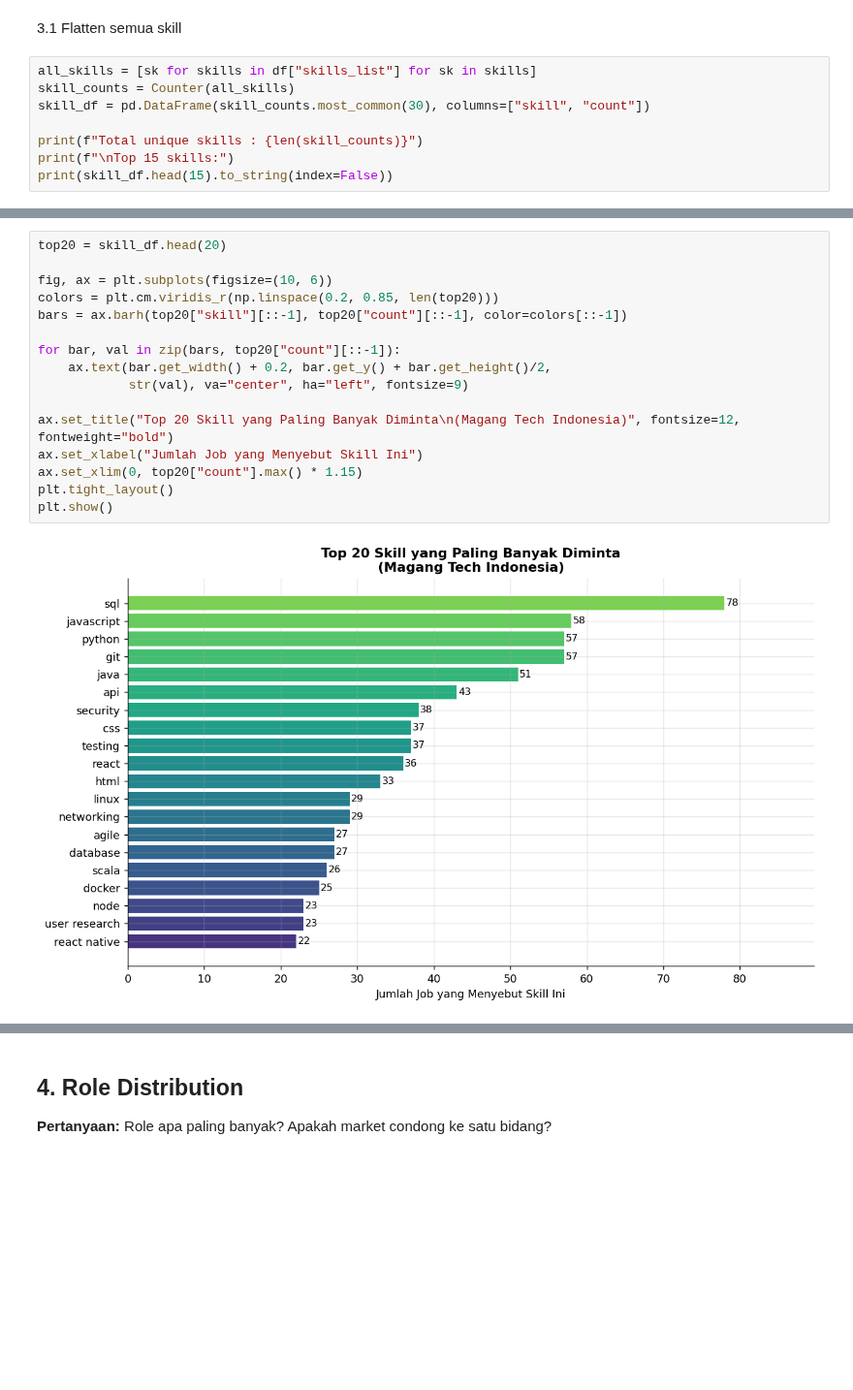
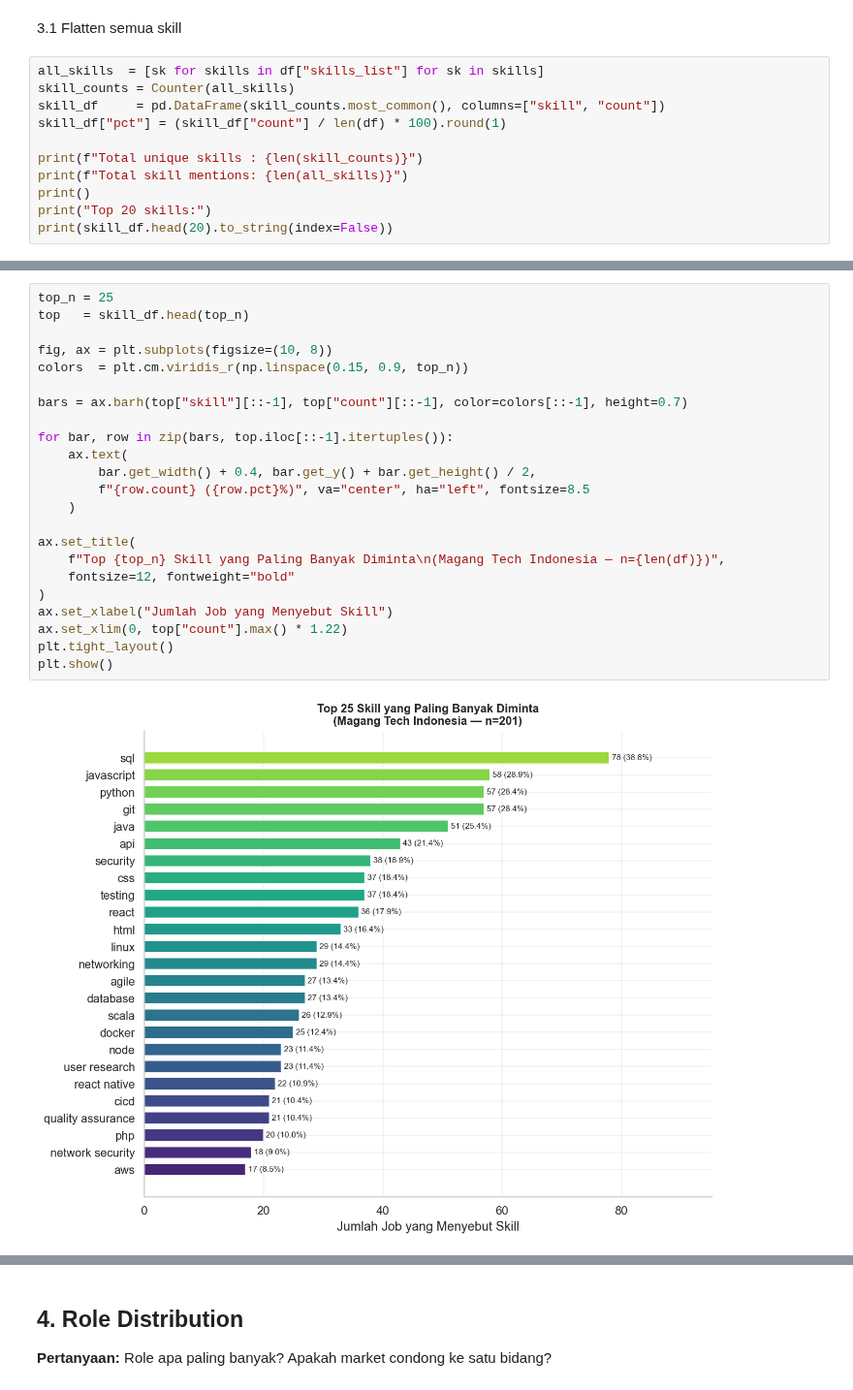
Before and after one commit to ROYALXYZ/magang-in, a Jupyter notebook: local/Local_EDA.ipynb, the cells around one changed output, grey strips where cells are left out. Shown at 97% size. Saved outputs shown, nothing was run; the diff lists cells and outputs as text; blank space fills up the shorter version.

```diff
--- a/local/Local_EDA.ipynb
+++ b/local/Local_EDA.ipynb
@@ -162,12 +166,15 @@ plt.show()
 # %% [markdown]
 3.1 Flatten semua skill
 # %%
-all_skills = [sk for skills in df["skills_list"] for sk in skills]
+all_skills  = [sk for skills in df["skills_list"] for sk in skills]
 skill_counts = Counter(all_skills)
-skill_df = pd.DataFrame(skill_counts.most_common(30), columns=["skill", "count"])
+skill_df     = pd.DataFrame(skill_counts.most_common(), columns=["skill", "count"])
+skill_df["pct"] = (skill_df["count"] / len(df) * 100).round(1)
 
 print(f"Total unique skills : {len(skill_counts)}")
-print(f"\nTop 15 skills:")
-print(skill_df.head(15).to_string(index=False))
+print(f"Total skill mentions: {len(all_skills)}")
+print()
+print("Top 20 skills:")
+print(skill_df.head(20).to_string(index=False))
 # %% [output]
 Total unique skills : 78
@@ -194,19 +199,26 @@ networking     29
 # %%
-top20 = skill_df.head(20)
+top_n = 25
+top   = skill_df.head(top_n)
 
-fig, ax = plt.subplots(figsize=(10, 6))
-colors = plt.cm.viridis_r(np.linspace(0.2, 0.85, len(top20)))
-bars = ax.barh(top20["skill"][::-1], top20["count"][::-1], color=colors[::-1])
+fig, ax = plt.subplots(figsize=(10, 8))
+colors  = plt.cm.viridis_r(np.linspace(0.15, 0.9, top_n))
 
-for bar, val in zip(bars, top20["count"][::-1]):
-    ax.text(bar.get_width() + 0.2, bar.get_y() + bar.get_height()/2,
-            str(val), va="center", ha="left", fontsize=9)
+bars = ax.barh(top["skill"][::-1], top["count"][::-1], color=colors[::-1], height=0.7)
 
-ax.set_title("Top 20 Skill yang Paling Banyak Diminta\n(Magang Tech Indonesia)", fontsize=12, fontweight="bold")
-ax.set_xlabel("Jumlah Job yang Menyebut Skill Ini")
-ax.set_xlim(0, top20["count"].max() * 1.15)
+for bar, row in zip(bars, top.iloc[::-1].itertuples()):
+    ax.text(
+        bar.get_width() + 0.4, bar.get_y() + bar.get_height() / 2,
+        f"{row.count} ({row.pct}%)", va="center", ha="left", fontsize=8.5
+    )
+
+ax.set_title(
+    f"Top {top_n} Skill yang Paling Banyak Diminta\n(Magang Tech Indonesia — n={len(df)})",
+    fontsize=12, fontweight="bold"
+)
+ax.set_xlabel("Jumlah Job yang Menyebut Skill")
+ax.set_xlim(0, top["count"].max() * 1.22)
 plt.tight_layout()
 plt.show()
 # %% [output]
-[figure, old version]
+[figure, new version]
 # %% [markdown]
```
Also changed, not shown: parts of 46 cells of this notebook, 1 other file.
